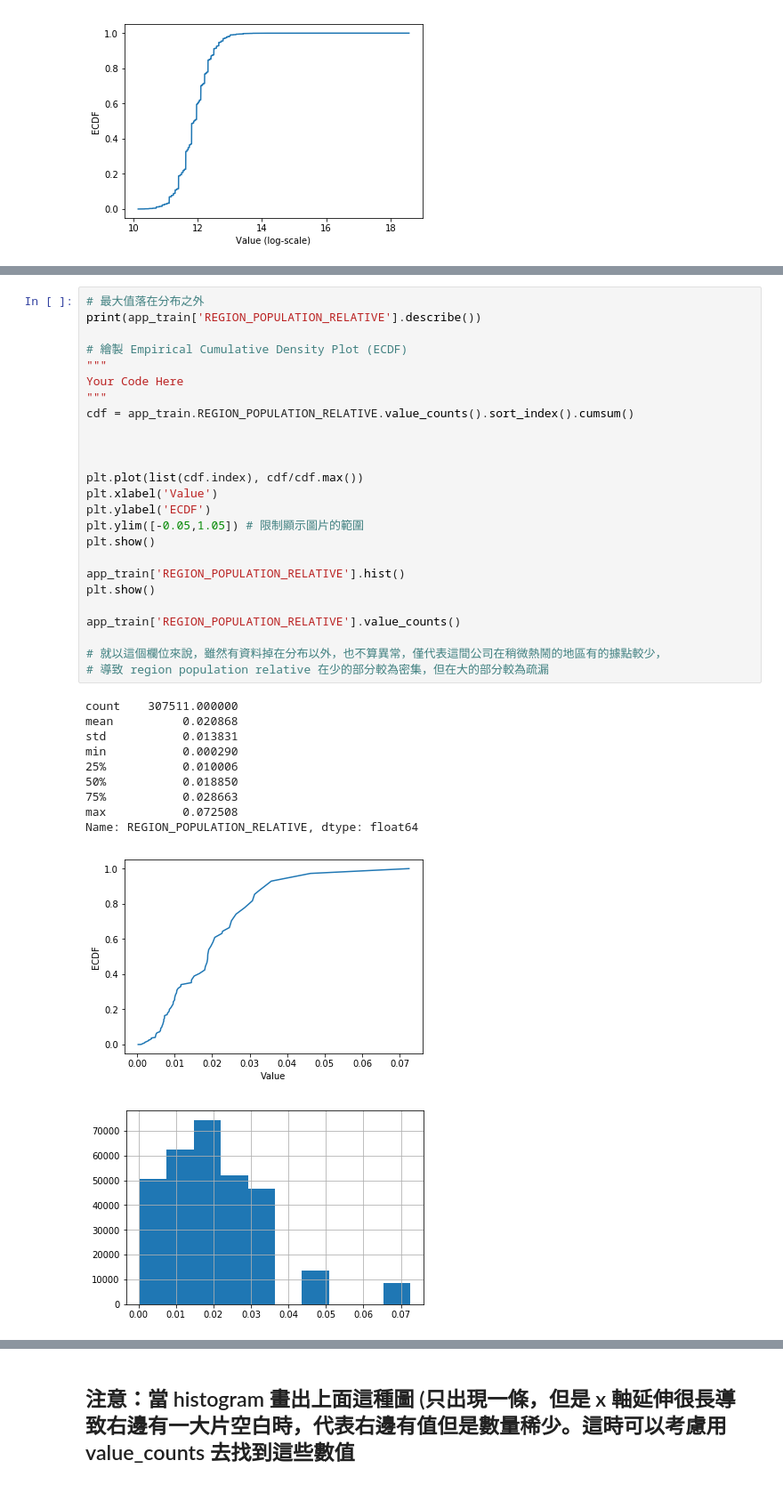
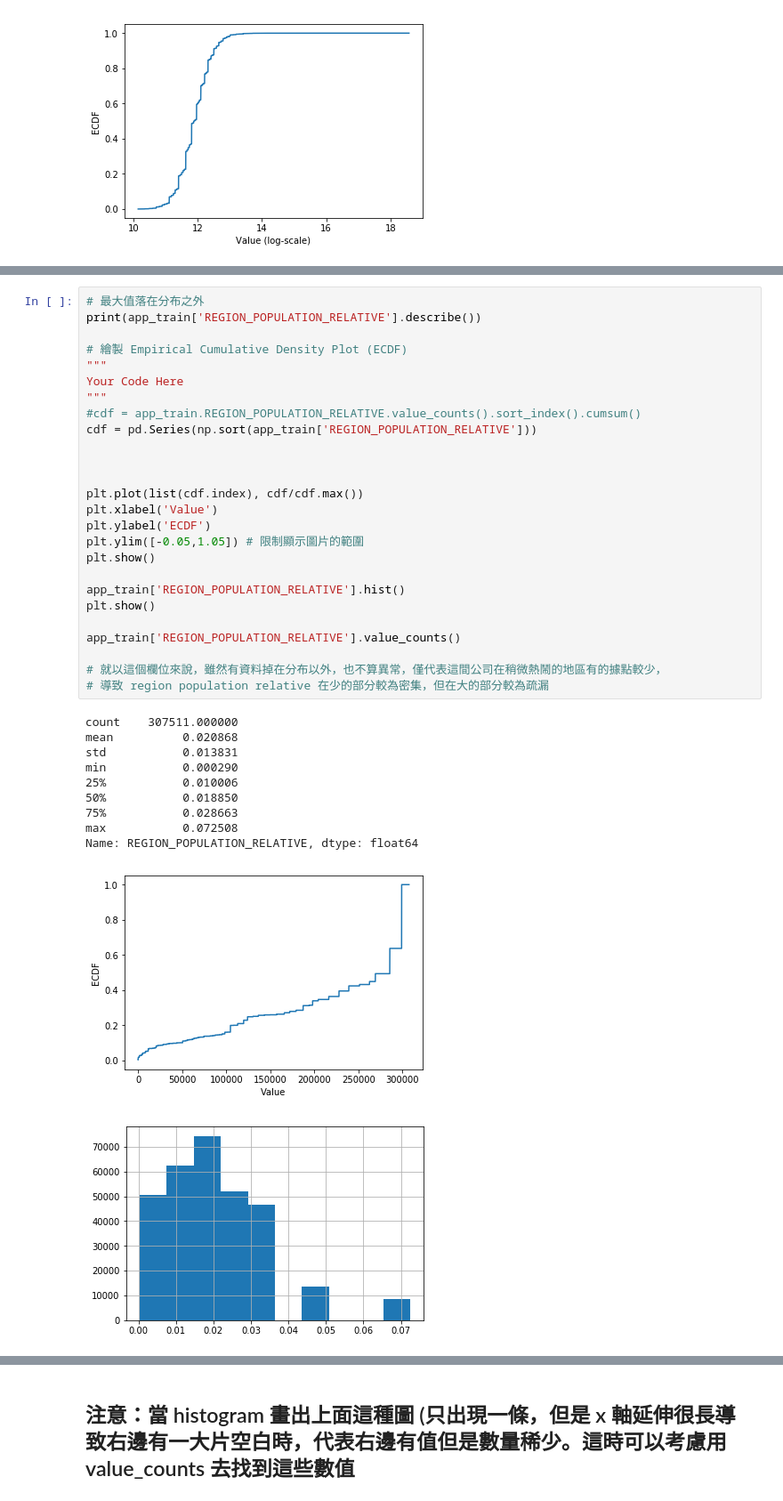
Before and after one commit to AllenLiao10153/2nd-ML100Days, a Jupyter notebook: homework/Day_006_HW.ipynb, the cells around one changed output, grey strips where cells are left out. Shown: that part at 89% size. Saved outputs shown, nothing was run; the diff lists cells and outputs as text.

```diff
--- a/homework/Day_006_HW.ipynb
+++ b/homework/Day_006_HW.ipynb
@@ -196,35 +196,36 @@ print(app_train['REGION_POPULATION_RELATIVE'].describe())
 # 繪製 Empirical Cumulative Density Plot (ECDF)
 """
 Your Code Here
 """
-cdf = app_train.REGION_POPULATION_RELATIVE.value_counts().sort_index().cumsum()
+#cdf = app_train.REGION_POPULATION_RELATIVE.value_counts().sort_index().cumsum()
+cdf = pd.Series(np.sort(app_train['REGION_POPULATION_RELATIVE']))
 
 
 
 plt.plot(list(cdf.index), cdf/cdf.max())
 plt.xlabel('Value')
 plt.ylabel('ECDF')
 plt.ylim([-0.05,1.05]) # 限制顯示圖片的範圍
 plt.show()
 
 app_train['REGION_POPULATION_RELATIVE'].hist()
 plt.show()
 
 app_train['REGION_POPULATION_RELATIVE'].value_counts()
 
 # 就以這個欄位來說，雖然有資料掉在分布以外，也不算異常，僅代表這間公司在稍微熱鬧的地區有的據點較少，
 # 導致 region population relative 在少的部分較為密集，但在大的部分較為疏漏
 # %% [output]
 count    307511.000000
 mean          0.020868
 std           0.013831
 min           0.000290
 25%           0.010006
 50%           0.018850
 75%           0.028663
 max           0.072508
 Name: REGION_POPULATION_RELATIVE, dtype: float64
-[figure, old version]
+[figure, new version]
 [figure]
 0.035792    16408
 0.046220    13442
```
Also changed, not shown: parts of 1 cell of this notebook.
